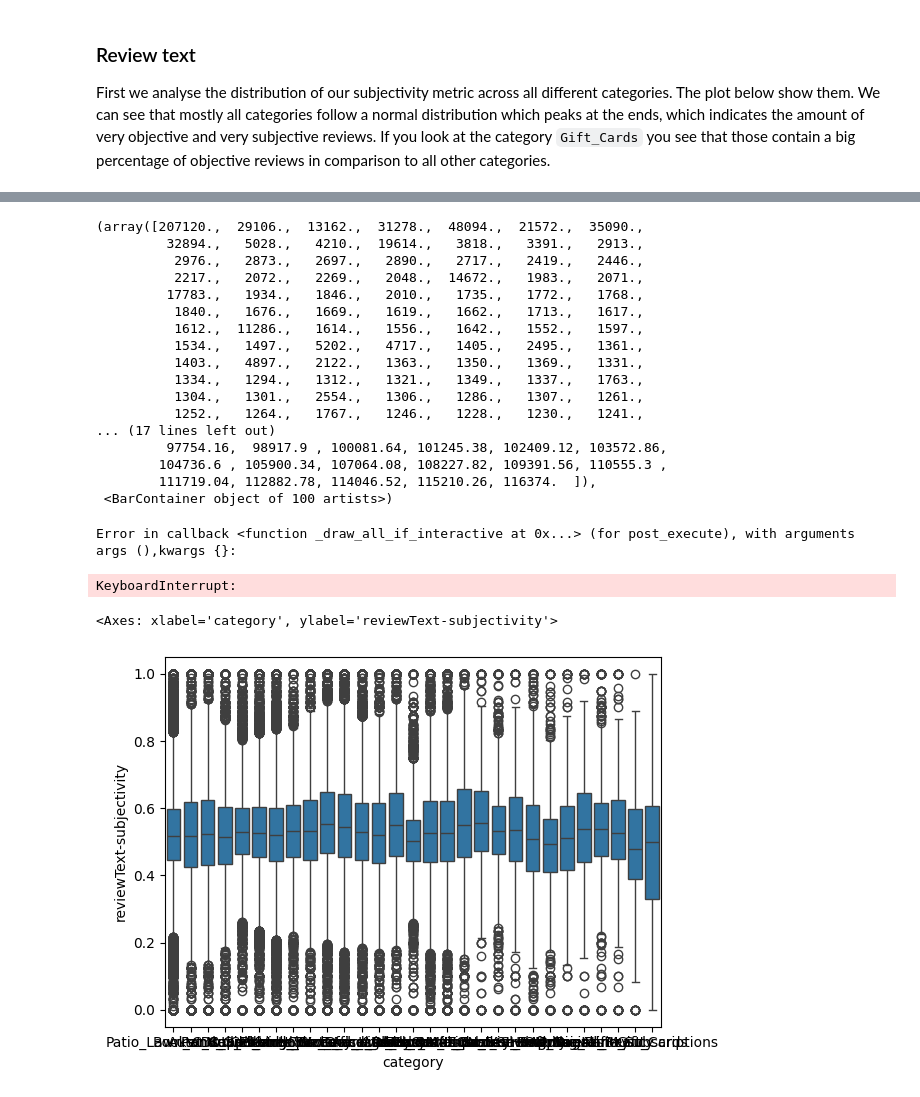
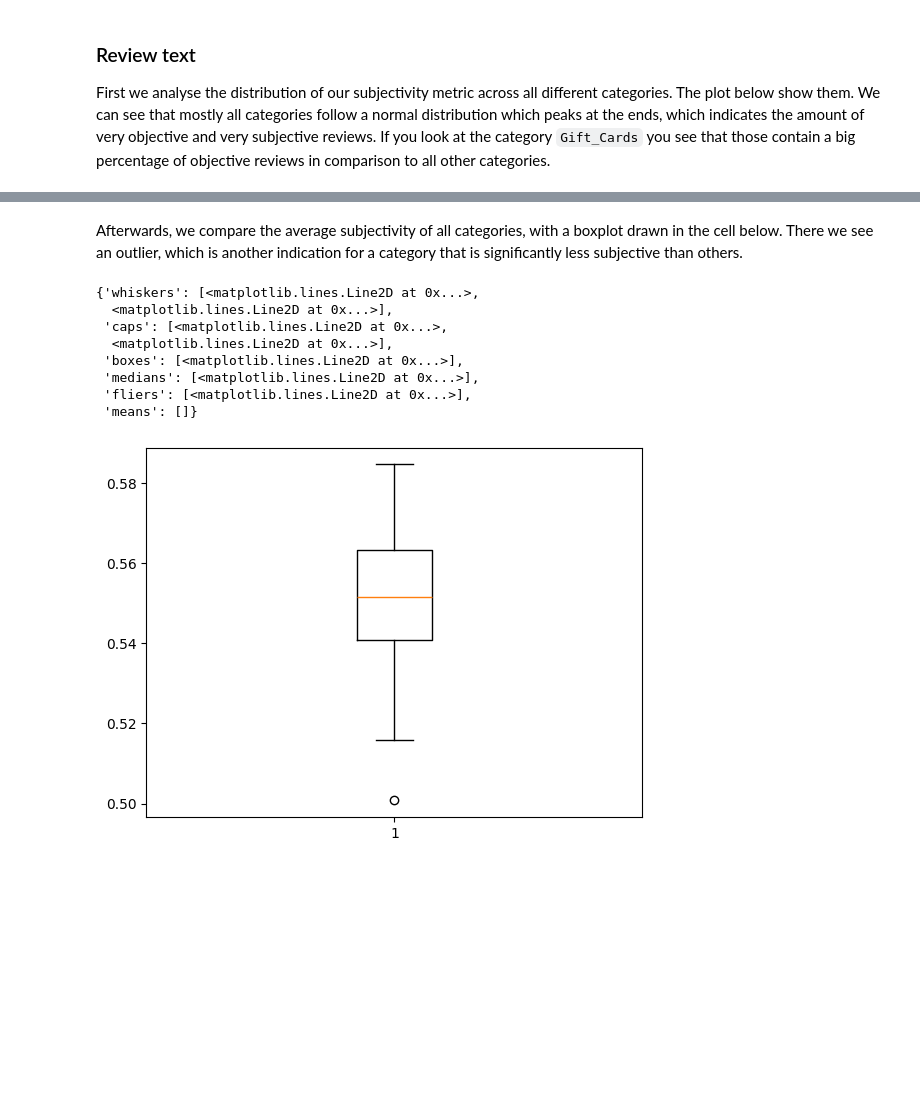
Before and after one commit to mkleinegger/amazon-reviews-sentinent-analysis, a Jupyter notebook: 3.2_analysis.ipynb, the cells around one changed output, grey strips where cells are left out. Saved outputs shown, nothing was run; the diff lists cells and outputs as text; code cells hidden in the pictures; blank space fills up the shorter version.

```diff
--- a/3.2_analysis.ipynb
+++ b/3.2_analysis.ipynb
@@ -214,28 +321,15 @@ plt.show()
+# %% [markdown]
+Afterwards, we compare the average subjectivity of all categories, with a boxplot drawn in the cell below. There we see an outlier, which is another indication for a category that is significantly less subjective than others.
 # %%
-dist = df.select("category", "reviewText-subjectivity").rdd.flatMap(lambda x: x).collect()
-plt.hist(dist, 100, stacked=True, fill=False)
+dist = df_reduced_reviewText.select("average_subjectivity").rdd.flatMap(lambda x: x).collect()
+plt.boxplot(dist)
 # %% [output]
-(array([207120.,  29106.,  13162.,  31278.,  48094.,  21572.,  35090.,
-         32894.,   5028.,   4210.,  19614.,   3818.,   3391.,   2913.,
-          2976.,   2873.,   2697.,   2890.,   2717.,   2419.,   2446.,
-          2217.,   2072.,   2269.,   2048.,  14672.,   1983.,   2071.,
-         17783.,   1934.,   1846.,   2010.,   1735.,   1772.,   1768.,
-          1840.,   1676.,   1669.,   1619.,   1662.,   1713.,   1617.,
-          1612.,  11286.,   1614.,   1556.,   1642.,   1552.,   1597.,
-          1534.,   1497.,   5202.,   4717.,   1405.,   2495.,   1361.,
-          1403.,   4897.,   2122.,   1363.,   1350.,   1369.,   1331.,
-          1334.,   1294.,   1312.,   1321.,   1349.,   1337.,   1763.,
-          1304.,   1301.,   2554.,   1306.,   1286.,   1307.,   1261.,
-          1252.,   1264.,   1767.,   1246.,   1228.,   1230.,   1241.,
-... (17 lines left out)
-         97754.16,  98917.9 , 100081.64, 101245.38, 102409.12, 103572.86,
-        104736.6 , 105900.34, 107064.08, 108227.82, 109391.56, 110555.3 ,
-        111719.04, 112882.78, 114046.52, 115210.26, 116374.  ]),
- <BarContainer object of 100 artists>)
+{'whiskers': [<matplotlib.lines.Line2D at 0x...>,
+  <matplotlib.lines.Line2D at 0x...>],
+ 'caps': [<matplotlib.lines.Line2D at 0x...>,
+  <matplotlib.lines.Line2D at 0x...>],
+ 'boxes': [<matplotlib.lines.Line2D at 0x...>],
+ 'medians': [<matplotlib.lines.Line2D at 0x...>],
+ 'fliers': [<matplotlib.lines.Line2D at 0x...>],
+ 'means': []}
-Error in callback <function _draw_all_if_interactive at 0x...> (for post_execute), with arguments args (),kwargs {}:
-KeyboardInterrupt:
+[figure, added]
-# %%
-sns.boxplot(x='category', y='reviewText-subjectivity', data=df.toPandas())
-# %% [output]
-<Axes: xlabel='category', ylabel='reviewText-subjectivity'>
-[figure, removed]
```
Also changed, not shown: parts of 45 cells of this notebook.
